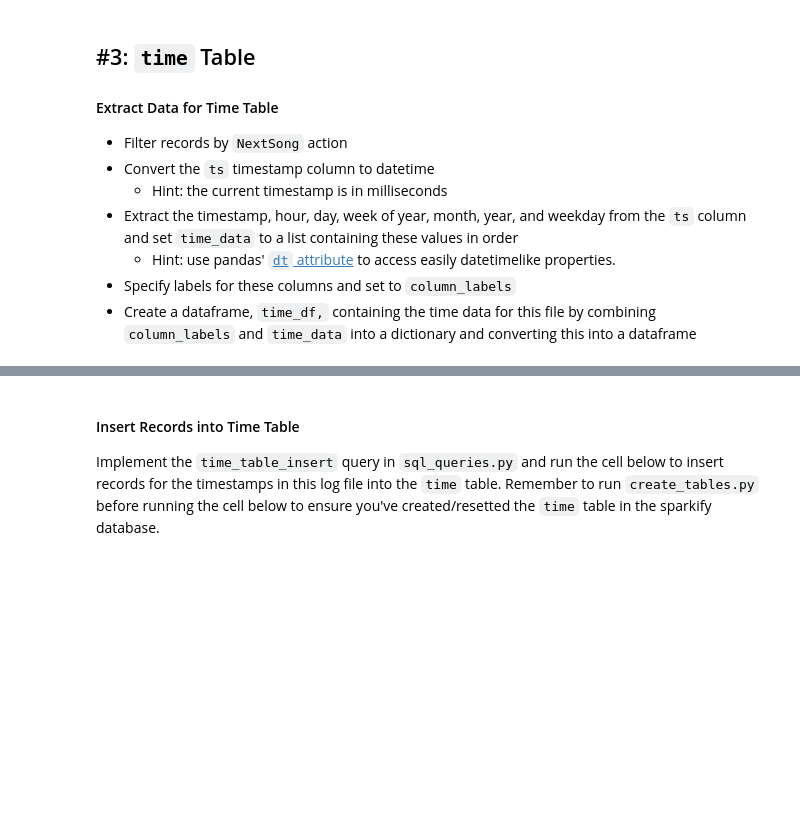
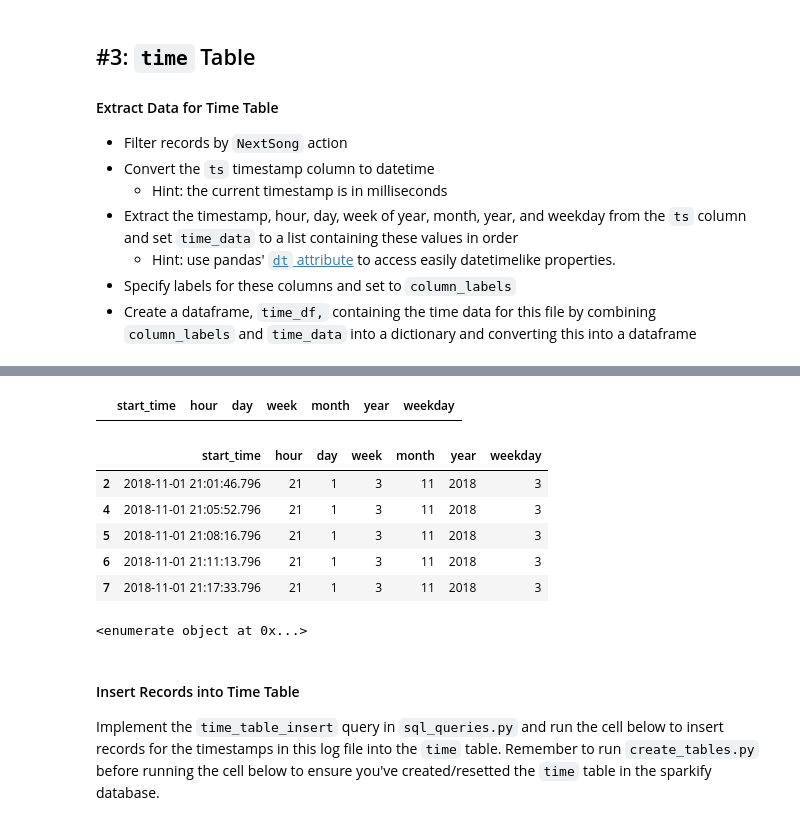
Before and after one commit to msobrinoestevez/udend-postgres-project, a Jupyter notebook: etl.ipynb, the cells around one changed output, grey strips where cells are left out. Drawn from its saved outputs; the diff is of its cells as text; code cells hidden in the pictures; blank space fills up the shorter version.

```diff
--- a/etl.ipynb
+++ b/etl.ipynb
@@ -109,3 +158,5 @@ t.head()
+# %%
+time_data = (t.ts, t.ts.dt.hour, t.ts.dt.day, t.ts.dt.dayofweek, t.ts.dt.month, t.ts.dt.year, t.ts.dt.weekday,)
+column_labels = ['start_time', 'hour', 'day', 'week', 'month', 'year', 'weekday']
 # %%
-time_data = ()
-column_labels = ()
+time_data
@@ -112,6 +181,29 @@ column_labels = ()
 # %%
-time_df =
+time_df = pd.DataFrame(columns = column_labels)
 time_df.head()
+# %% [output]
+|  | start_time | hour | day | week | month | year | weekday |
+# %%
+for index, column_label in enumerate(column_labels):
+    time_df['column_label'] = time_data[index]
+# %%
+time_df = pd.DataFrame(columns = column_labels)
+
+for index, column_label in enumerate (column_labels):
+    time_df[column_label] = time_data[index]
+
+time_df.head()
+# %% [output]
+|  | start_time | hour | day | week | month | year | weekday |
+| 2 | 2018-11-01 21:01:46.796 | 21 | 1 | 3 | 11 | 2018 | 3 |
+| 4 | 2018-11-01 21:05:52.796 | 21 | 1 | 3 | 11 | 2018 | 3 |
+| 5 | 2018-11-01 21:08:16.796 | 21 | 1 | 3 | 11 | 2018 | 3 |
+| 6 | 2018-11-01 21:11:13.796 | 21 | 1 | 3 | 11 | 2018 | 3 |
+| 7 | 2018-11-01 21:17:33.796 | 21 | 1 | 3 | 11 | 2018 | 3 |
+# %%
+print(enumerate (column_labels))
+# %% [output]
+<enumerate object at 0x...>
 # %% [markdown]
 #### Insert Records into Time Table
 Implement the `time_table_insert` query in `sql_queries.py` and run the cell below to insert records for the timestamps in this log file into the `time` table. Remember to run `create_tables.py` before running the cell below to ensure you've created/resetted the `time` table in the sparkify database.
```
Also changed, not shown: parts of 11 cells of this notebook, 2 other files.
